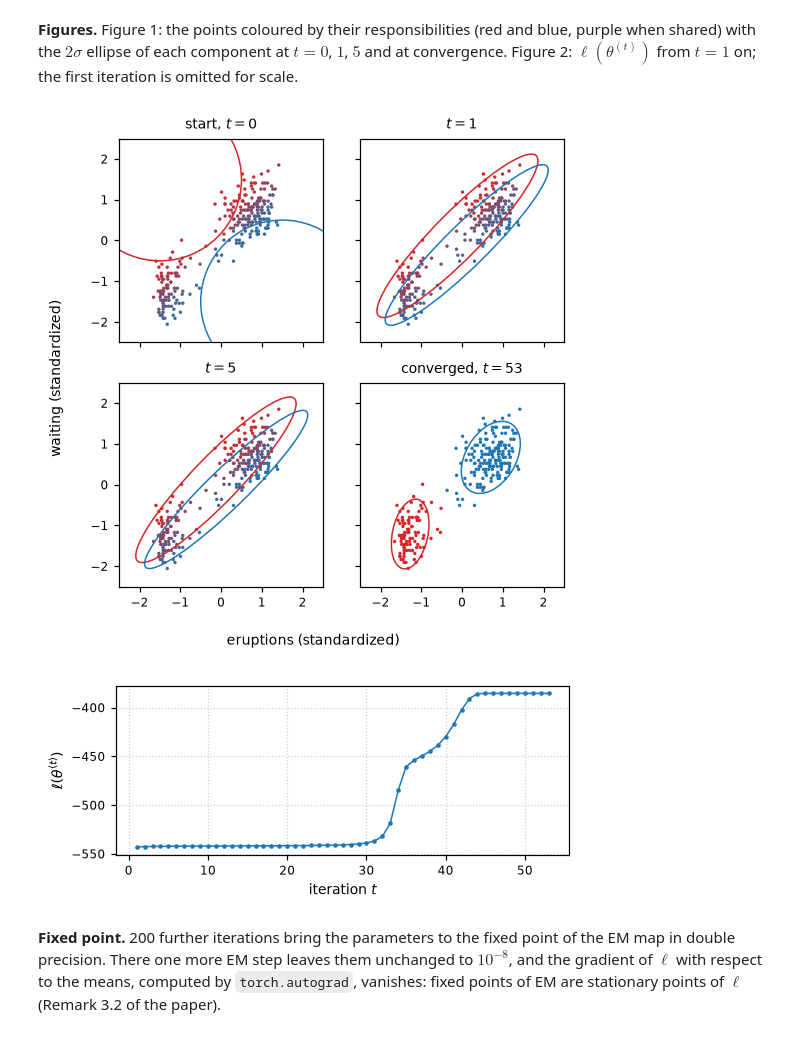
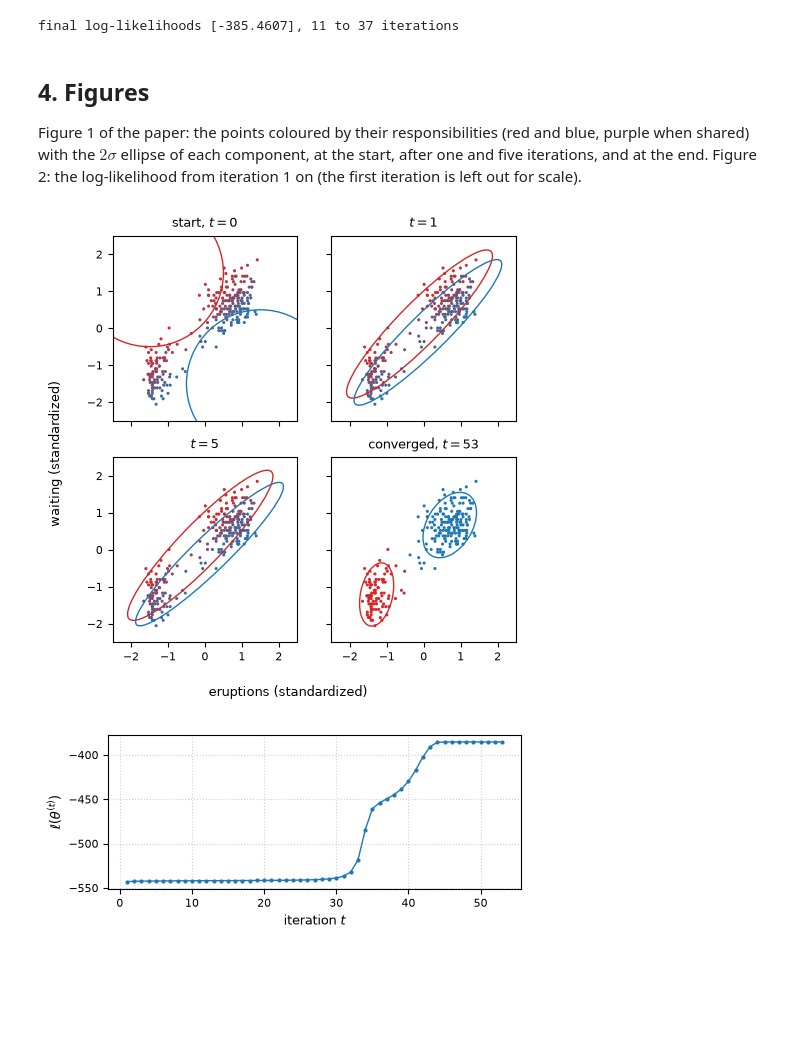
Before and after one commit to innicoder/em-algorithm-seminar, a Jupyter notebook: em_project.ipynb, the cells around one changed output. Drawn from its saved outputs; the diff is of its cells as text; code cells hidden in the pictures; blank space fills up the shorter version.

Commit message:
Simplify: scikit-learn GaussianMixture, with the iteration by hand

```diff
--- a/em_project.ipynb
+++ b/em_project.ipynb
@@ -99,15 +0,0 @@ The responsibilities of each point sum to one. The M-step formulas $\pi_k=N_k/n$
-# %%
-resp0, loglik0 = e_step(X, *INIT)
-check((resp0.sum(dim=1) - 1).abs().max().item() < 1e-12, "the responsibilities of every point sum to one")
-pi1, mu1, sigma1 = m_step(X, resp0)
-q_m = q_value(X, resp0, pi1, mu1, sigma1)
-gen = torch.Generator().manual_seed(1)
-noise = lambda *shape: 0.05 * torch.randn(*shape, generator=gen)
-chol1, q_other = torch.linalg.cholesky(sigma1), []
-for _ in range(20):
-    pi_p, s = pi1 * torch.exp(noise(2)), noise(2, 2, 2)
-    s = s + s.transpose(1, 2)                                            # symmetric and small, so I + s is positive definite
-    q_other.append(q_value(X, resp0, pi_p / pi_p.sum(), mu1 + noise(2, 2), chol1 @ (torch.eye(2) + s) @ chol1.transpose(1, 2)))
-print(f"Q at the M-step output {q_m:.4f}; largest Q over 20 random perturbations {max(q_other):.4f}")
-check(q_m > max(q_other), "the M-step output maximizes Q: its value exceeds that of 20 random perturbations")
-RESULTS["m_step_check"] = {"q_at_m_step": q_m, "largest_perturbed_q": max(q_other), "n_perturbations": 20, "noise_scale": 0.05}
@@ -173,0 +69,5 @@ k, weight, mean (eruptions, waiting), covariance (min^2):
+# %%
+gm = GaussianMixture(2, weights_init=weights, means_init=means, precisions_init=np.linalg.inv(covs), reg_covar=0, max_iter=1).fit(x)
+difference = max(abs(gm.weights_ - new_weights).max(), abs(gm.means_[:, 0] - new_means[:, 0]).max(), abs(gm.covariances_.ravel() - new_vars).max())
+print(f"scikit-learn after one iteration: pi = {gm.weights_.round(4)}, mu = {gm.means_[:, 0].round(4)}, sigma^2 = {gm.covariances_.ravel().round(4)}; "
+      f"largest difference from the hand values {difference:.1e}")
@@ -174,37 +116,42 @@ k, weight, mean (eruptions, waiting), covariance (min^2):
+# %%
+rng = np.random.default_rng(0)
+runs = [run_em(X, np.array([0.5, 0.5]), X[rng.choice(len(X), size=2, replace=False)], np.array([np.eye(2), np.eye(2)])) for _ in range(20)]
+finals = [r[1][-1] for r in runs]
+print(f"final log-likelihoods {sorted({float(round(v, 4)) for v in finals})}, {min(len(r[1]) for r in runs) - 1} to {max(len(r[1]) for r in runs) - 1} iterations")
+# %% [output]
+final log-likelihoods [-385.4607], 11 to 37 iterations
 # %% [markdown]
-**Figures.** Figure 1: the points coloured by their responsibilities (red and blue, purple when shared) with the $2\sigma$ ellipse of each component at $t=0$, $1$, $5$ and at convergence. Figure 2: $\ell(\theta^{(t)})$ from $t=1$ on; the first iteration is omitted for scale.
+## 4. Figures
+Figure 1 of the paper: the points coloured by their responsibilities (red and blue, purple when shared) with the $2\sigma$ ellipse of each component, at the start, after one and five iterations, and at the end. Figure 2: the log-likelihood from iteration 1 on (the first iteration is left out for scale).
 # %%
+plt.rcParams.update({"font.size": 9, "axes.labelsize": 9, "axes.titlesize": 9, "xtick.labelsize": 8, "ytick.labelsize": 8, "pdf.fonttype": 42})
 RED, BLUE = np.array([0.84, 0.15, 0.16]), np.array([0.12, 0.47, 0.71])
 
 def draw_state(ax, state, title):
-    """Points coloured by responsibility (red, blue, purple when shared) and the 2-sigma ellipse of each component."""
-    pi_s, mu_s, sigma_s, resp_s = state
-    ax.scatter(X[:, 0].numpy(), X[:, 1].numpy(), c=np.clip(resp_s[:, :1].numpy() * RED + resp_s[:, 1:].numpy() * BLUE, 0, 1), s=5, linewidths=0)
-    for k, col in enumerate((RED, BLUE)):
-        vals, vecs = torch.linalg.eigh(sigma_s[k])                       # ascending eigenvalues
-        angle = math.degrees(math.atan2(vecs[1, 1].item(), vecs[0, 1].item()))
-        ax.add_patch(Ellipse(mu_s[k].numpy(), 4 * math.sqrt(vals[1].item()), 4 * math.sqrt(vals[0].item()), angle=angle, fill=False, color=col, lw=1.0))
+    weights, means, covs = state
+    dens = weighted_densities(X, weights, means, covs)
+    resp = dens / dens.sum(axis=1, keepdims=True)
+    ax.scatter(X[:, 0], X[:, 1], c=np.clip(resp[:, :1] * RED + resp[:, 1:] * BLUE, 0, 1), s=5, linewidths=0)
+    for k, color in enumerate((RED, BLUE)):
+        vals, vecs = np.linalg.eigh(covs[k])                        # the ellipse axes: eigenvalues in ascending order
+        angle = np.degrees(np.arctan2(vecs[1, 1], vecs[0, 1]))
+        ax.add_patch(Ellipse(means[k], 4 * np.sqrt(vals[1]), 4 * np.sqrt(vals[0]), angle=angle, fill=False, color=color, lw=1.0))
     ax.set(title=title, xlim=(-2.5, 2.5), ylim=(-2.5, 2.5), aspect="equal")
 
-fig, axes = plt.subplots(2, 2, figsize=(COL_W, COL_W), sharex=True, sharey=True)
-for ax, t, title in zip(axes.flat, (0, 1, 5, -1), ("start, $t=0$", "$t=1$", "$t=5$", f"converged, $t={fit['n_iter']}$")):
-    draw_state(ax, fit["history"][t], title)
+fig, axes = plt.subplots(2, 2, figsize=(5.0, 5.0), sharex=True, sharey=True)
+for ax, t, title in zip(axes.flat, (0, 1, 5, -1), ("start, $t=0$", "$t=1$", "$t=5$", f"converged, $t={len(ll) - 1}$")):
+    draw_state(ax, states[t], title)
 fig.supxlabel("eruptions (standardized)", fontsize=9)
 fig.supylabel("waiting (standardized)", fontsize=9)
 fig.tight_layout()
-save_figure(fig, "em_iterations.pdf")
-plt.show()
+fig.savefig("figures/em_iterations.pdf", bbox_inches="tight")
+
+fig, ax = plt.subplots(figsize=(5.0, 2.2))
+ax.plot(np.arange(1, len(ll)), ll[1:], "o-", ms=2, lw=1)
+ax.set(xlabel="iteration $t$", ylabel=r"$\ell(\theta^{(t)})$")
+ax.grid(True, ls=":", alpha=0.6)
+fig.tight_layout()
+fig.savefig("figures/em_loglik.pdf", bbox_inches="tight")
 # %% [output]
-[figure, old version]
+[figure, new version]
+[figure, added]
-# %%
-fig, ax = plt.subplots(figsize=(COL_W, 2.2))
-ax.plot(np.arange(1, len(ll)), ll[1:], "o-", ms=2, lw=1)
-ax.set(xlabel="iteration $t$", ylabel=r"$\ell(\theta^{(t)})$")
-ax.grid(True, ls=":", alpha=0.6)
-fig.tight_layout()
-save_figure(fig, "em_loglik.pdf")
-plt.show()
-# %% [output]
-[figure, removed]
-# %% [markdown]
-**Fixed point.** 200 further iterations bring the parameters to the fixed point of the EM map in double precision. There one more EM step leaves them unchanged to $10^{-8}$, and the gradient of $\ell$ with respect to the means, computed by `torch.autograd`, vanishes: fixed points of EM are stationary points of $\ell$ (Remark 3.2 of the paper).
```
Also changed, not shown: parts of 28 cells of this notebook, 5 other files.
